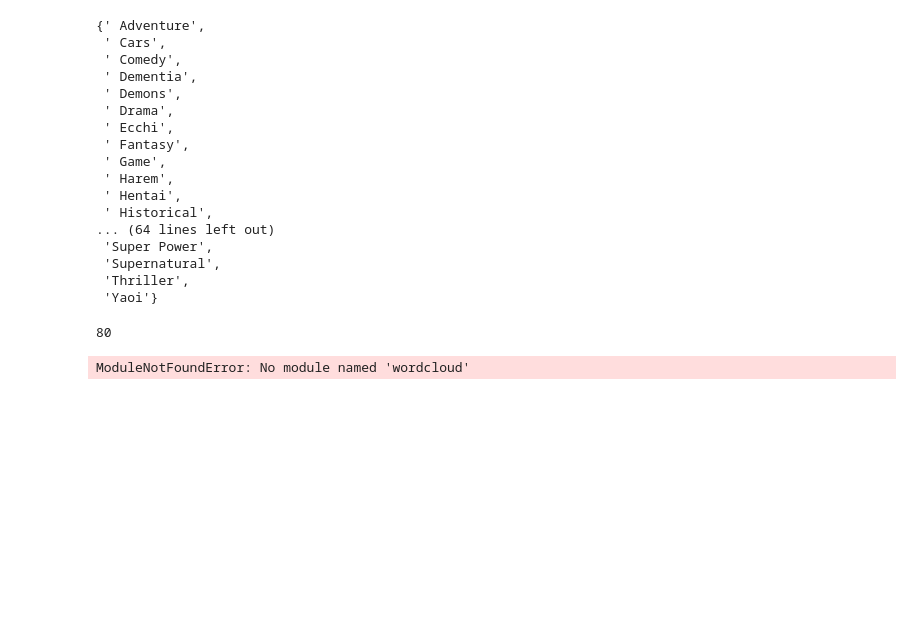
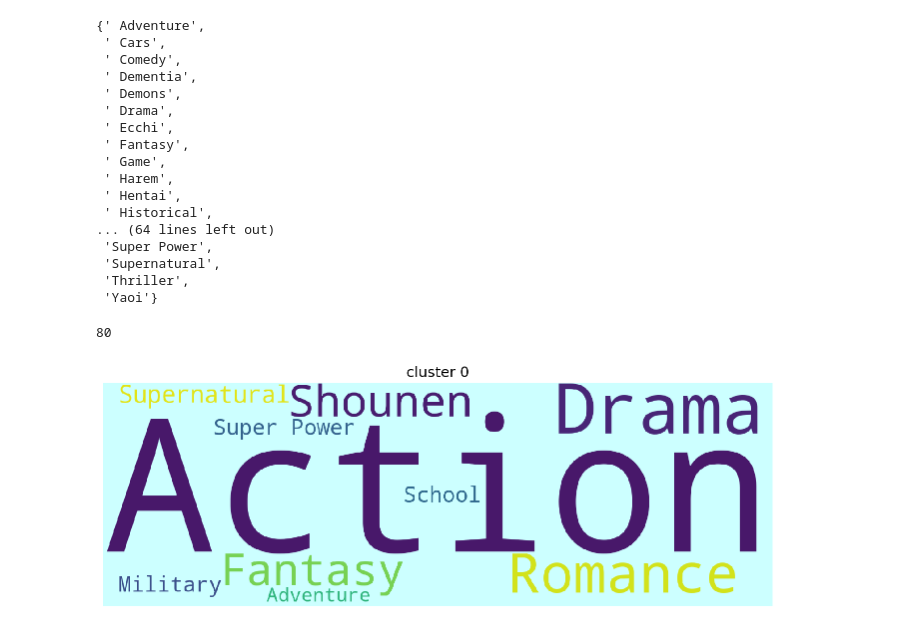
Before and after one commit to Subham02803/Clustering-for-anime-recommendation, a Jupyter notebook: AnimeRecommendation.ipynb, the cells around one changed output. Cells and saved outputs as stored; diff of their text form; code cells hidden in the pictures; blank space fills up the shorter version.

```diff
--- a/AnimeRecommendation.ipynb
+++ b/AnimeRecommendation.ipynb
@@ -474,25 +474,36 @@ def count_word(dataframe, col, keyword):
 # %%
 from wordcloud import WordCloud
 
-def makeCloud(Dict, name, color):
+def makeCloud(Dict,name,color):
     words = dict()
-    for x in Dict:
-        words[x[0]] = x[1]
-        wc = WorldCloud(width=1500, height=500, background_color=color, max_words=20, max_font_size=500, normalize_plurals=False)
-        wc.generate_from_frequencies(words)
+
+    for s in Dict:
+        words[s[0]] = s[1]
+
+        wordcloud = WordCloud(
+                      width=1500,
+                      height=500,
+                      background_color=color,
+                      max_words=20,
+                      max_font_size=500,
+                      normalize_plurals=False)
+        wordcloud.generate_from_frequencies(words)
+
 
     fig = plt.figure(figsize=(12, 8))
     plt.title(name)
-    plt.imshow(wc)
+    plt.imshow(wordcloud)
     plt.axis('off')
 
     plt.show()
-# %% [output]
-ModuleNotFoundError: No module named 'wordcloud'
 # %%
+#####........FOR C0....#######
+
 c0_animeList = list(c0.sort_values(ascending=False)[0:15].index)
 c0_data = pd.DataFrame()
-c0_data['genre'],c0_data['episode'],c0_data['rating'],c0_data['member'] =  createAnimeInfoList(c0_animelist)
+c0_data['genre'],c0_data['episode'],c0_data['rating'],c0_data['member'] =  Anime_Info_List(c0_animeList)
 c0_data.iloc[:,1:4] = c0_data.iloc[:,1:4].astype(int) # change to numeric object to integer
 keyword_occurences, dum = count_word(c0_data, 'genre', set_keywords)
-makeCloud(keyword_occurences[0:10],"cluster 0","lemonchiffon")
+makeCloud(keyword_occurences[0:10],"cluster 0","#ccffff")
+# %% [output]
+[figure, added]
```
Also changed, not shown: parts of 14 cells of this notebook.
